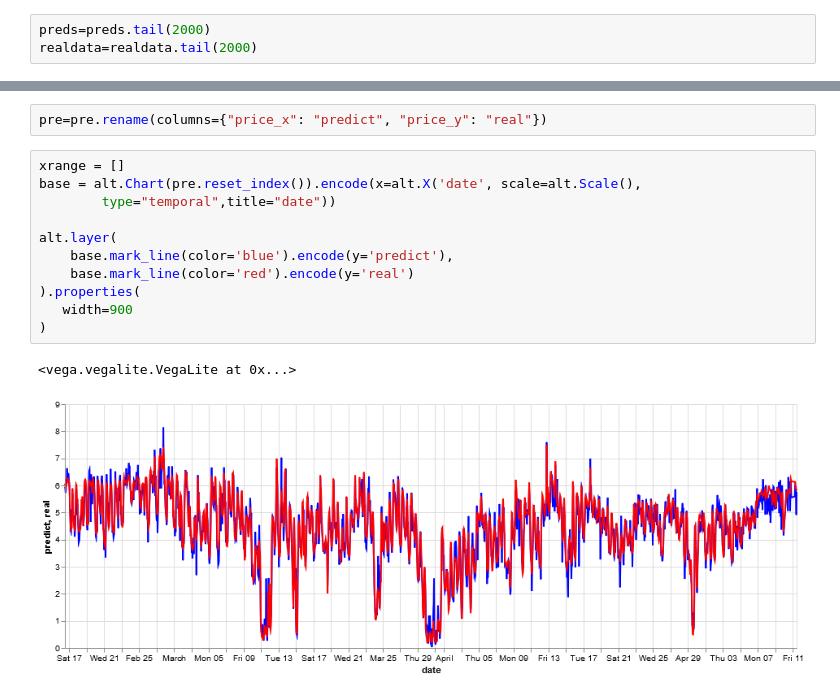
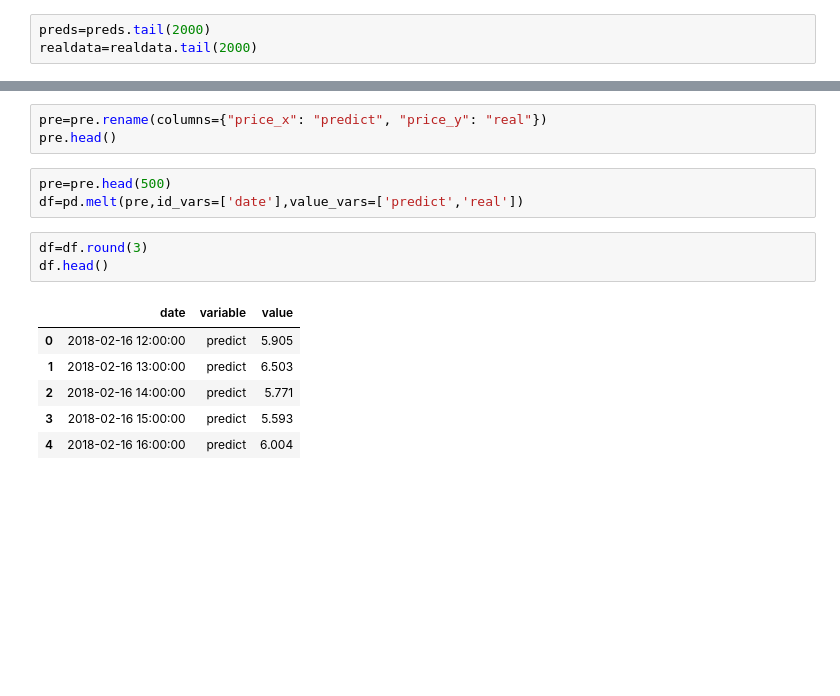
Before and after one commit to clagodmor/price_forecast, a Jupyter notebook: Plot.ipynb, the cells around one changed output, grey strips where cells are left out. Cells and saved outputs as stored; diff of their text form; blank space fills up the shorter version.

```diff
--- a/Plot.ipynb
+++ b/Plot.ipynb
@@ -73,16 +75,16 @@ pre.head()
 # %%
 pre=pre.rename(columns={"price_x": "predict", "price_y": "real"})
+pre.head()
-# %%
-xrange = []
-base = alt.Chart(pre.reset_index()).encode(x=alt.X('date', scale=alt.Scale(),
-        type="temporal",title="date"))
-
-alt.layer(
-    base.mark_line(color='blue').encode(y='predict'),
-    base.mark_line(color='red').encode(y='real')
-).properties(
-   width=900
-)
-# %% [output]
-<vega.vegalite.VegaLite at 0x...>
-[figure, removed]
+# %%
+pre=pre.head(500)
+df=pd.melt(pre,id_vars=['date'],value_vars=['predict','real'])
+# %%
+df=df.round(3)
+df.head()
+# %% [output]
+|  | date | variable | value |
+| 0 | 2018-02-16 12:00:00 | predict | 5.905 |
+| 1 | 2018-02-16 13:00:00 | predict | 6.503 |
+| 2 | 2018-02-16 14:00:00 | predict | 5.771 |
+| 3 | 2018-02-16 15:00:00 | predict | 5.593 |
+| 4 | 2018-02-16 16:00:00 | predict | 6.004 |
```
Also changed, not shown: parts of 8 cells of this notebook.
